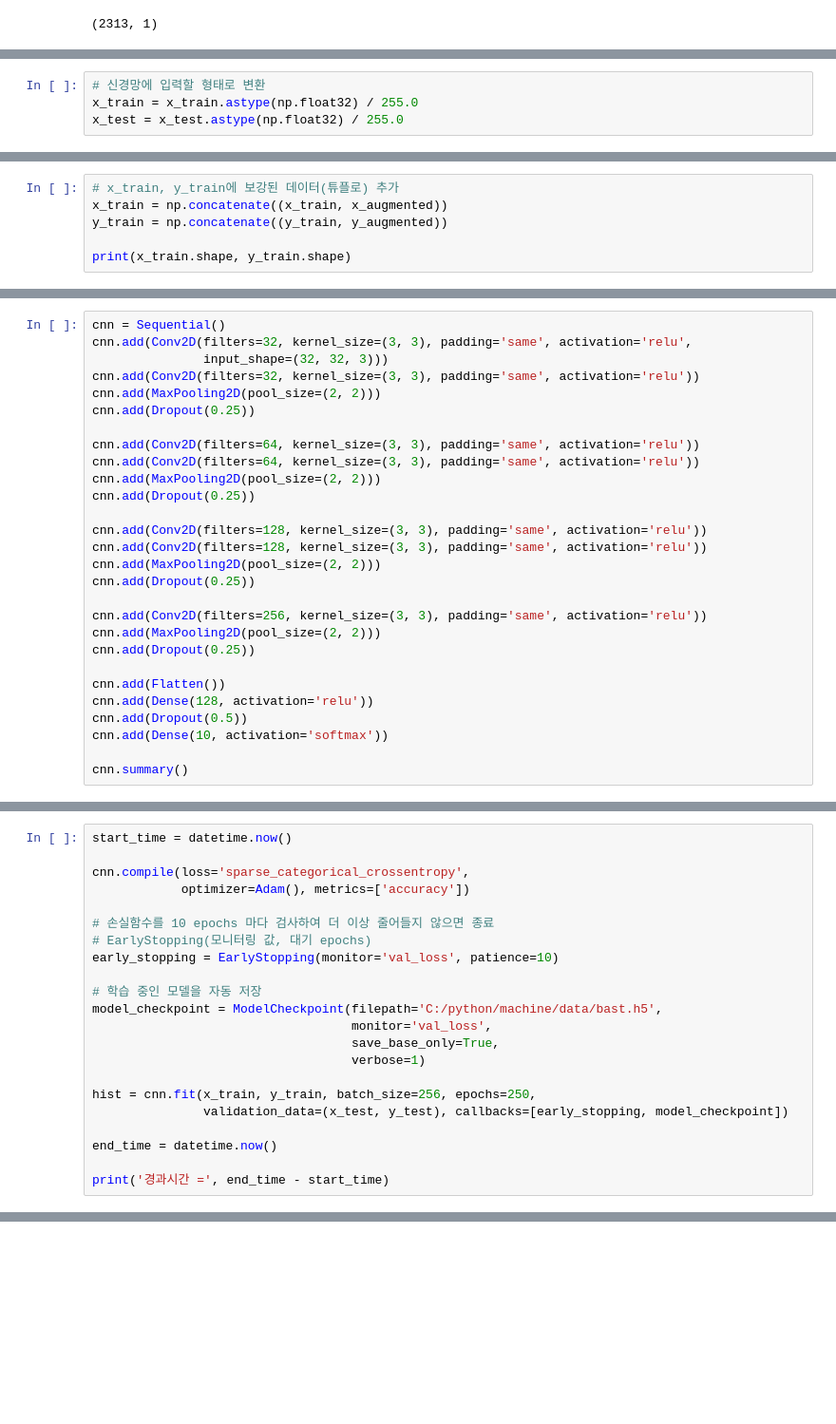
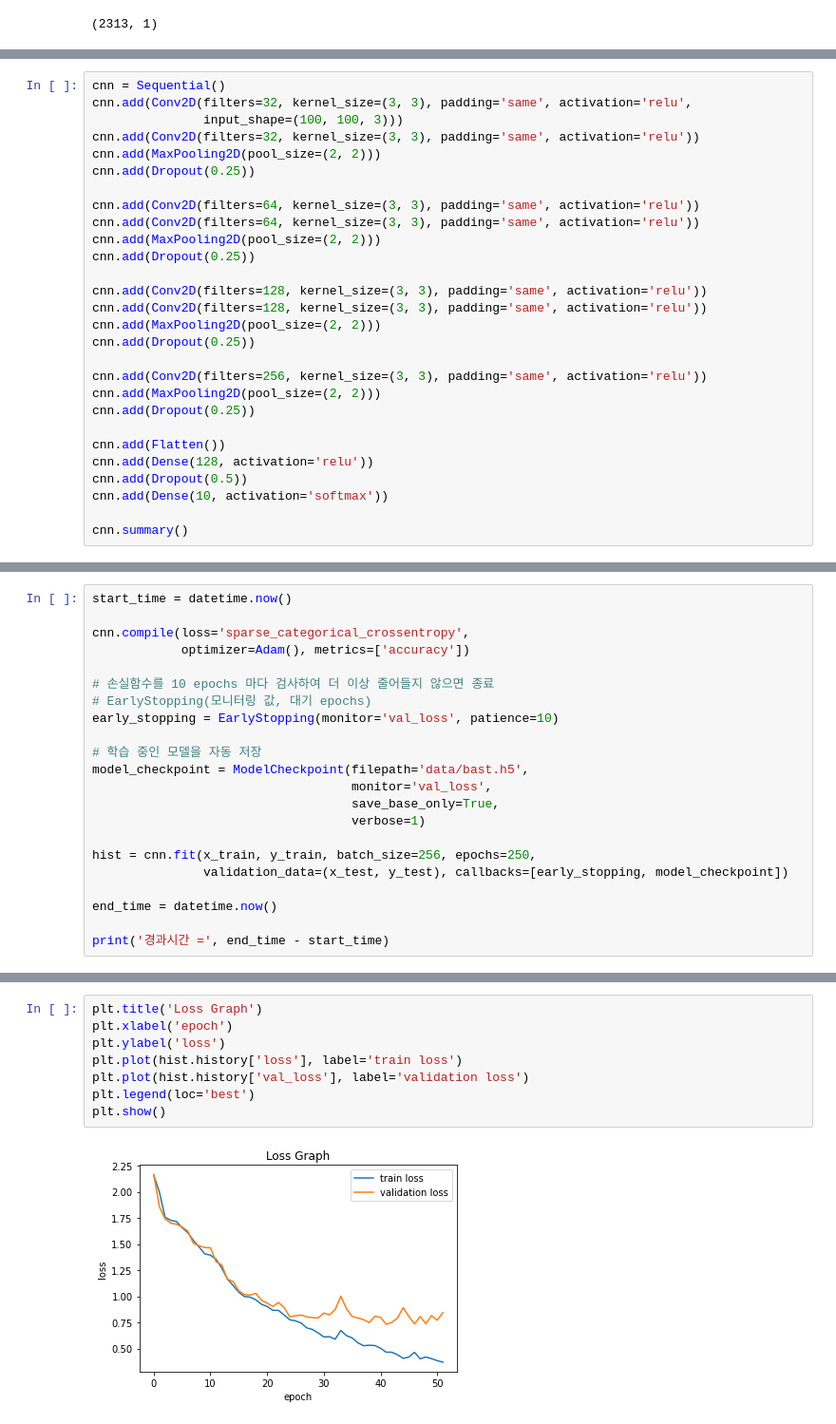
Before and after one commit to welwitschias/MachineLearning, a Jupyter notebook: 22_cnn_test_flower.ipynb, the cells around one changed output, grey strips where cells are left out. Shown at 95% size. Drawn from its saved outputs; the diff is of its cells as text; blank space fills up the shorter version.

```diff
--- a/22_cnn_test_flower.ipynb
+++ b/22_cnn_test_flower.ipynb
@@ -61,6 +73,2 @@ print(y_test.shape)
 (1619, 1)
 (694, 1)
-# %%
-# 신경망에 입력할 형태로 변환
-x_train = x_train.astype(np.float32) / 255.0
-x_test = x_test.astype(np.float32) / 255.0
@@ -90,6 +74,0 @@ x_augmented, y_augmented = gen.flow(x_augmented, y_augmented,
-# %%
-# x_train, y_train에 보강된 데이터(튜플로) 추가
-x_train = np.concatenate((x_train, x_augmented))
-y_train = np.concatenate((y_train, y_augmented))
-
-print(x_train.shape, y_train.shape)
@@ -98,7 +75,7 @@ print(x_train.shape, y_train.shape)
 # %%
 cnn = Sequential()
 cnn.add(Conv2D(filters=32, kernel_size=(3, 3), padding='same', activation='relu',
-               input_shape=(32, 32, 3)))
+               input_shape=(100, 100, 3)))
 cnn.add(Conv2D(filters=32, kernel_size=(3, 3), padding='same', activation='relu'))
 cnn.add(MaxPooling2D(pool_size=(2, 2)))
 cnn.add(Dropout(0.25))
@@ -152,7 +129,7 @@ cnn.compile(loss='sparse_categorical_crossentropy',
 early_stopping = EarlyStopping(monitor='val_loss', patience=10)
 
 # 학습 중인 모델을 자동 저장
-model_checkpoint = ModelCheckpoint(filepath='C:/python/machine/data/bast.h5',
+model_checkpoint = ModelCheckpoint(filepath='data/bast.h5',
                                    monitor='val_loss',
                                    save_base_only=True,
                                    verbose=1)
@@ -165,0 +166,10 @@ print('경과시간 =', end_time - start_time)
+# %%
+plt.title('Loss Graph')
+plt.xlabel('epoch')
+plt.ylabel('loss')
+plt.plot(hist.history['loss'], label='train loss')
+plt.plot(hist.history['val_loss'], label='validation loss')
+plt.legend(loc='best')
+plt.show()
+# %% [output]
+[figure, added]
```
Also changed, not shown: parts of 28 cells of this notebook, 9 other files.
